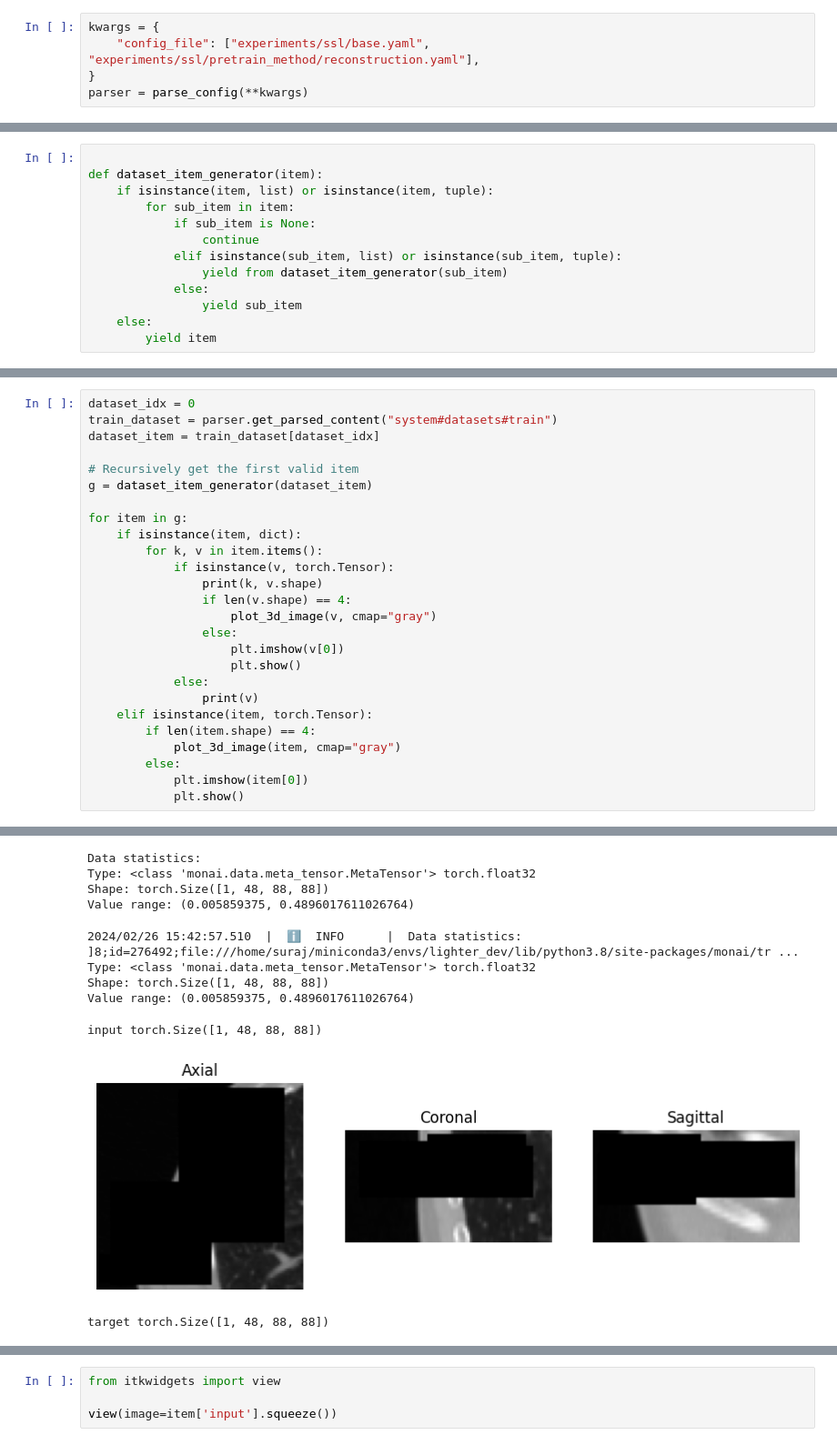
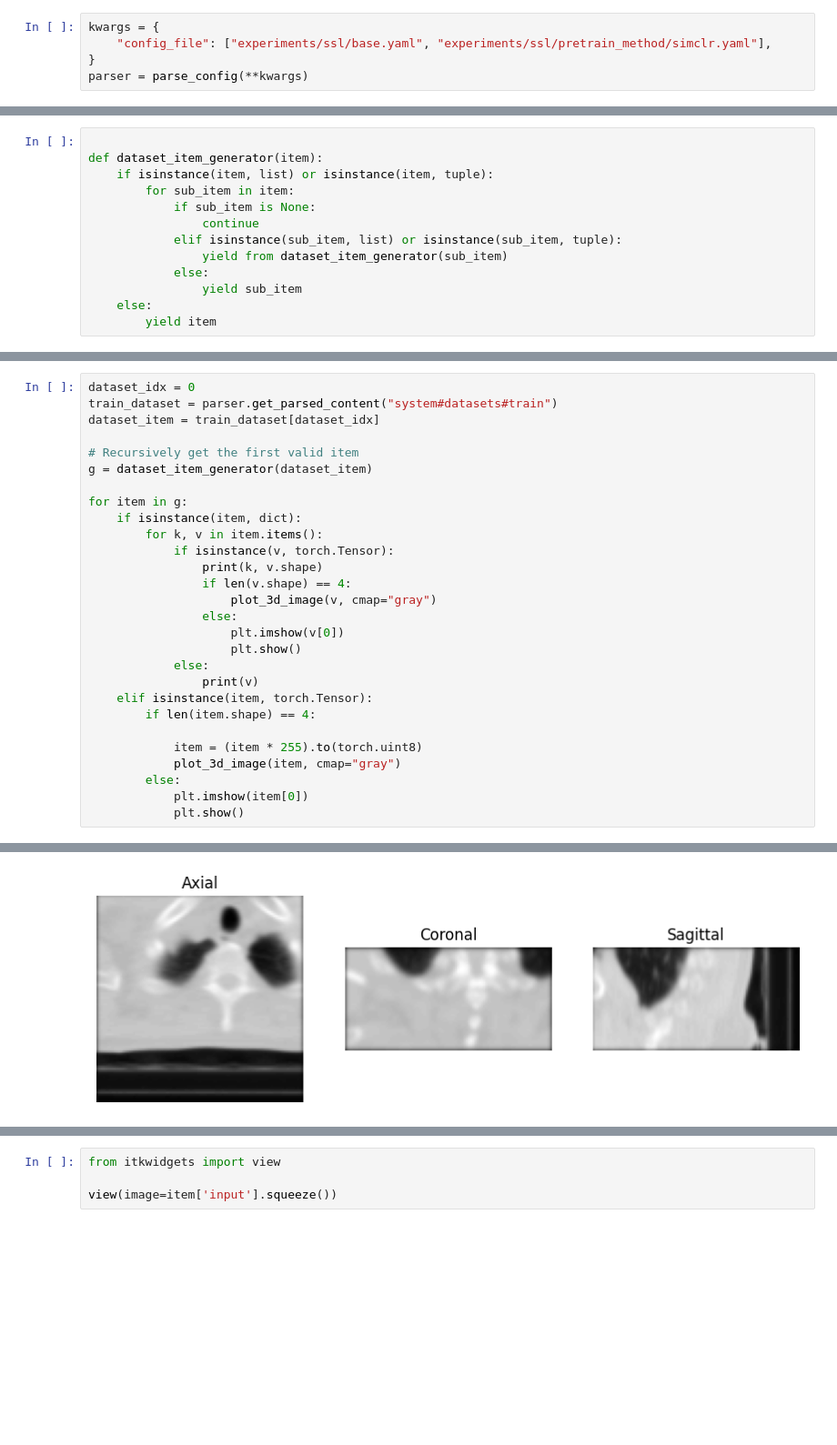
Before and after one commit to jaruanob/CT-FM, a Jupyter notebook: scripts/00_visualize_data_transforms.ipynb, the cells around one changed output, grey strips where cells are left out. Shown: that part at 91% size. Saved outputs shown, nothing was run; the diff lists cells and outputs as text; blank space fills up the shorter version.

```diff
--- a/scripts/00_visualize_data_transforms.ipynb
+++ b/scripts/00_visualize_data_transforms.ipynb
@@ -12,7 +12,7 @@ from utils import plot_3d_image
 os.chdir("/home/suraj/Repositories/lighter-ct-fm")
 # %%
 kwargs = {
-    "config_file": ["experiments/ssl/base.yaml", "experiments/ssl/pretrain_method/reconstruction.yaml"],
+    "config_file": ["experiments/ssl/base.yaml", "experiments/ssl/pretrain_method/simclr.yaml"],
 }
 parser = parse_config(**kwargs)
 # %% [output]
@@ -60,6 +60,8 @@ for item in g:
                 print(v)
     elif isinstance(item, torch.Tensor):
         if len(item.shape) == 4:
+
+            item = (item * 255).to(torch.uint8)
             plot_3d_image(item, cmap="gray")
         else:
             plt.imshow(item[0])
@@ -76,11 +70 @@ Value range: (0.005859375, 0.4896017611026764)
-Data statistics:
-Type: <class 'monai.data.meta_tensor.MetaTensor'> torch.float32
-Shape: torch.Size([1, 48, 88, 88])
-Value range: (0.005859375, 0.4896017611026764)
-2024/02/26 15:42:57.510  |  ℹ️  INFO      |  Data statistics:                                           ]8;id=276492;file:///home/suraj/miniconda3/envs/lighter_dev/lib/python3.8/site-packages/monai/tr ...
-Type: <class 'monai.data.meta_tensor.MetaTensor'> torch.float32
-Shape: torch.Size([1, 48, 88, 88])
-Value range: (0.005859375, 0.4896017611026764)
-input torch.Size([1, 48, 88, 88])
-[figure, old version]
+[figure, new version]
-target torch.Size([1, 48, 88, 88])
```
Also changed, not shown: parts of 6 cells of this notebook, 8 other files.
